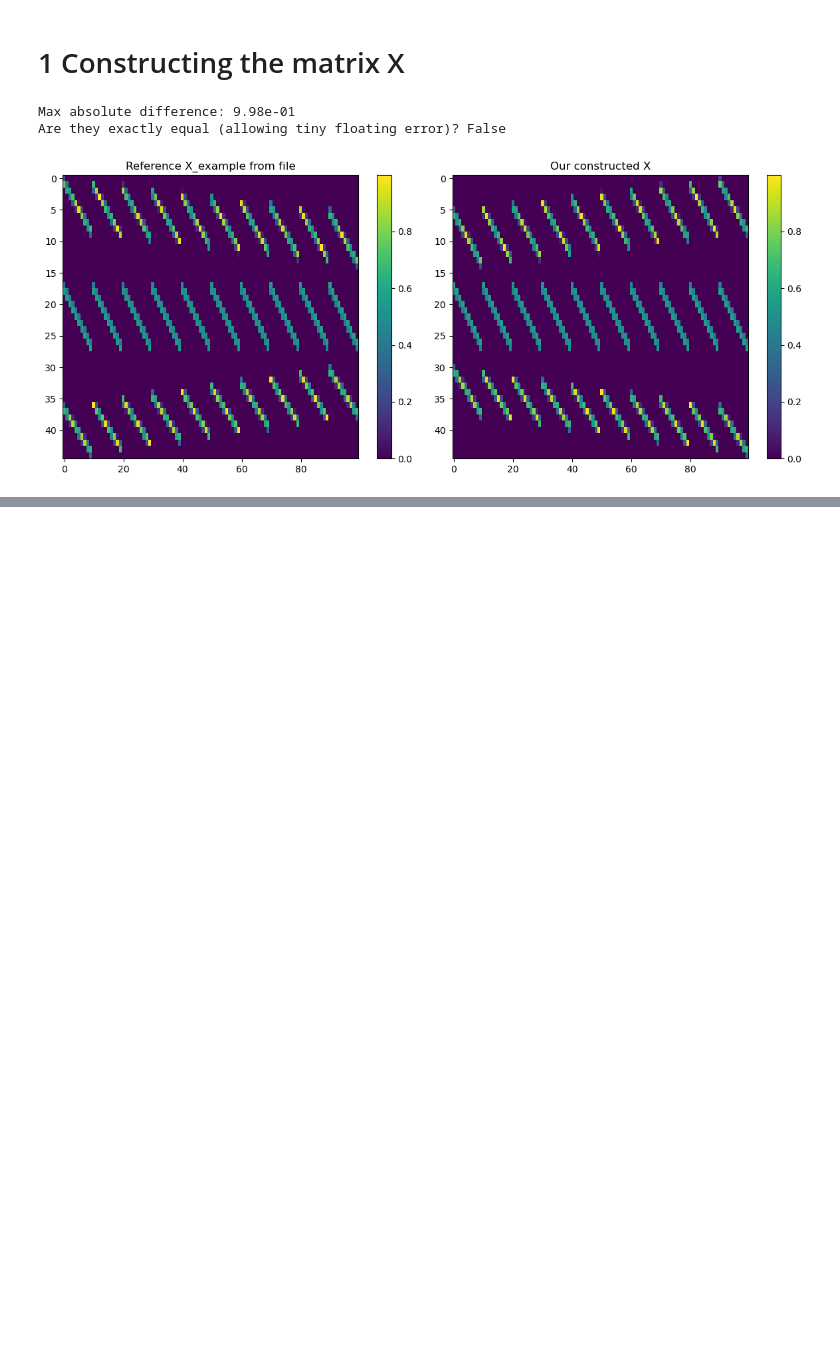
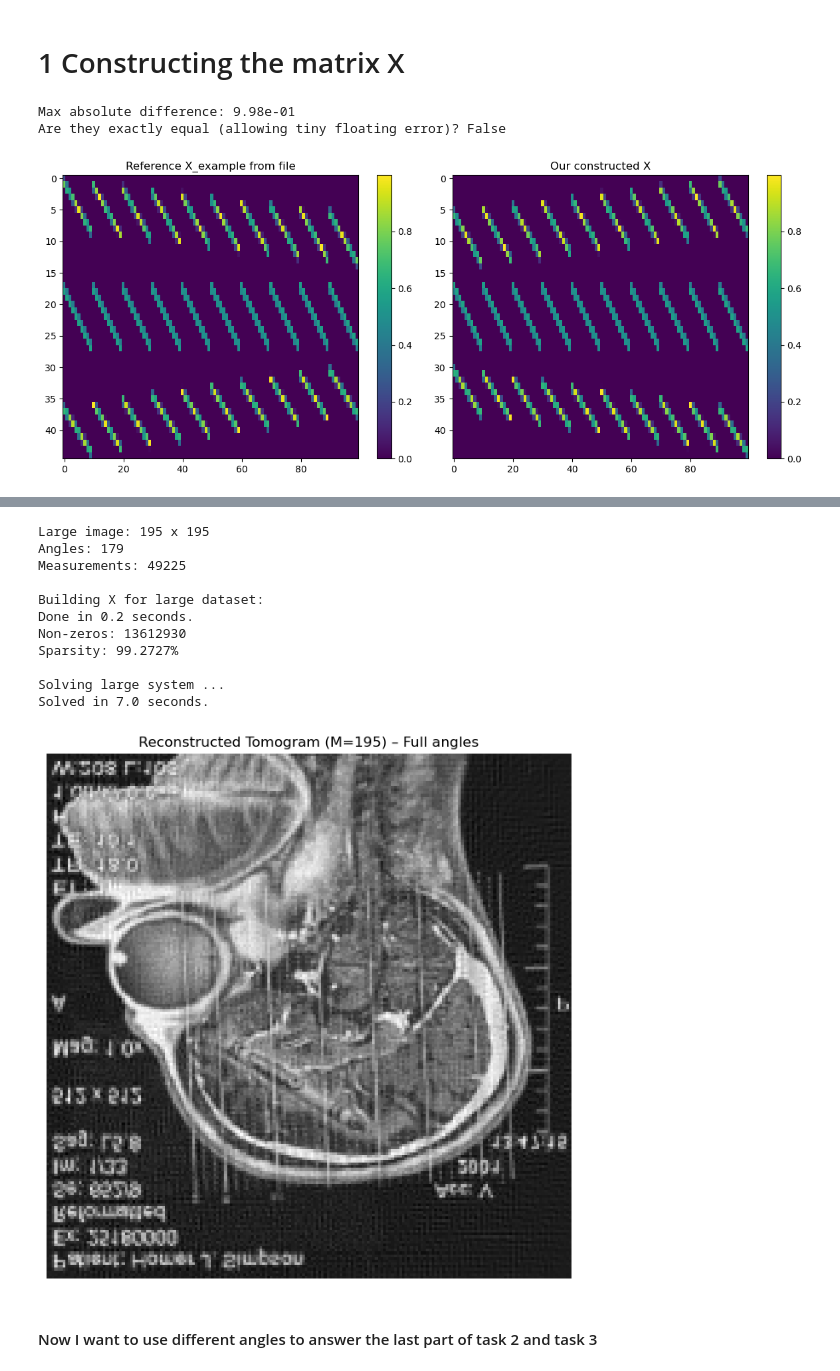
Before and after one commit to shayantrix/ML_exercise_tomography, a Jupyter notebook: tomography.ipynb, the cells around one changed output, grey strips where cells are left out. Cells and saved outputs as stored; diff of their text form; code cells hidden in the pictures; blank space fills up the shorter version.

```diff
--- a/tomography.ipynb
+++ b/tomography.ipynb
@@ -56,7 +56,7 @@ def construct_X(M, alphas, Np = None):
     data_list = []
 
     # loop over angels
-    for io, alpha in enumerate(alphas):
+    for indexOf, alpha in enumerate(alphas):
         rad = np.radians(alpha)
 
         # Sensor direction (unit vector along the sensor array)
@@ -82,12 +82,12 @@ def construct_X(M, alphas, Np = None):
 
         # left indices
         if np.any(left_ok):
-            rows_list.append(io * Np + i_left[left_ok])
+            rows_list.append(indexOf * Np + i_left[left_ok])
             columns_list.append(np.arange(D)[left_ok])
             data_list.append((1.0 - frac[left_ok]).astype(np.float32))
 
         if np.any(right_ok):
-            rows_list.append(io * Np + i_right[right_ok])
+            rows_list.append(indexOf * Np + i_right[right_ok])
             columns_list.append(np.arange(D)[right_ok])
             data_list.append(frac[right_ok].astype(np.float32))
 
@@ -134,0 +237,49 @@ Are they exactly equal (allowing tiny floating error)? False
+# %%
+alphas_195 = np.load('./hs_tomography/alphas_195.npy')
+y_195 = np.load('./hs_tomography/y_195.npy')
+
+M_big = 195
+Np_big = 275
+
+print(f"Large image: {M_big} x {M_big}")
+print(f"Angles: {len(alphas_195)}")
+print(f"Measurements: {len(y_195)}")
+
+# Build X (this may take ~20-30 seconds and use ~500 MB RAM)
+print("\nBuilding X for large dataset: ")
+start = time.time()
+X_big = construct_X(M_big, alphas_195, Np_big)
+print(f"Done in {time.time()-start:.1f} seconds.")
+print(f"Non-zeros: {X_big.nnz}")
+print(f"Sparsity: {1 - X_big.nnz / (X_big.shape[0]*X_big.shape[1]):.4%}")
+
+# Solve (with higher tolerance for speed – reduce later if you want)
+print("\nSolving large system ...")
+start = time.time()
+beta_big, istop, itn, r1norm, r2norm, anorm, acond, arnorm, xnorm, var = lsqr(
+    X_big, y_195, atol=1e-5, btol=1e-5
+)
+print(f"Solved in {time.time()-start:.1f} seconds.")
+
+img_big = beta_big.reshape(M_big, M_big)
+
+plt.figure(figsize=(8, 8))
+plt.imshow(img_big, cmap='gray')
+plt.title("Reconstructed Tomogram (M=195) – Full angles")
+plt.axis('off')
+plt.show()
+# %% [output]
+Large image: 195 x 195
+Angles: 179
+Measurements: 49225
+
+Building X for large dataset:
+Done in 0.2 seconds.
+Non-zeros: 13612930
+Sparsity: 99.2727%
+
+Solving large system ...
+Solved in 7.0 seconds.
+[figure, added]
+# %% [markdown]
+#### Now I want to use different angles to answer the last part of task 2 and task 3
```
Also changed, not shown: parts of 21 cells of this notebook.
